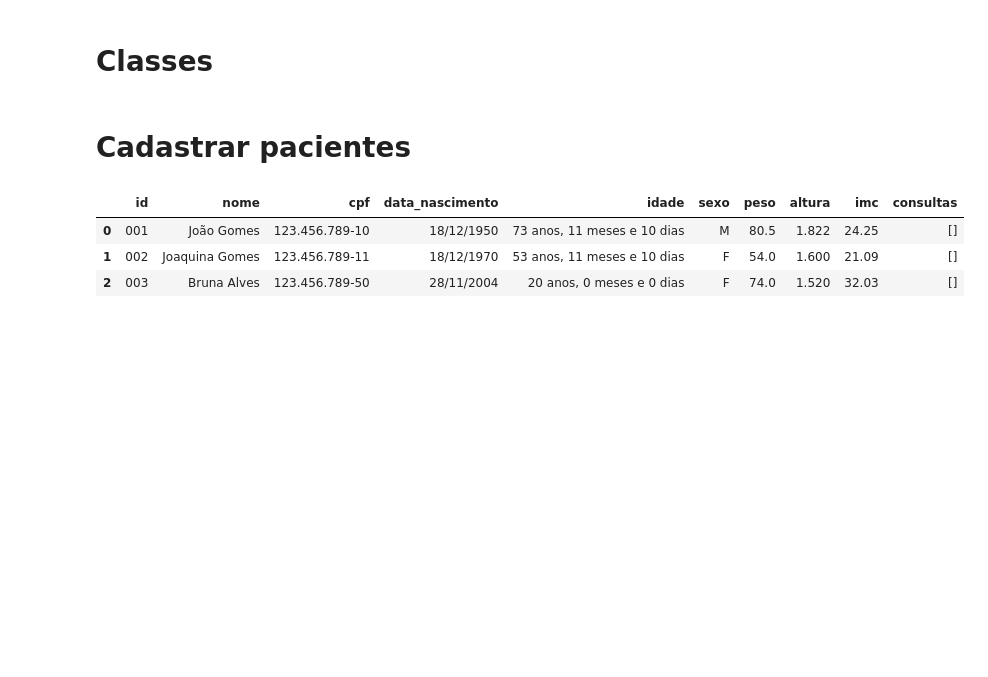
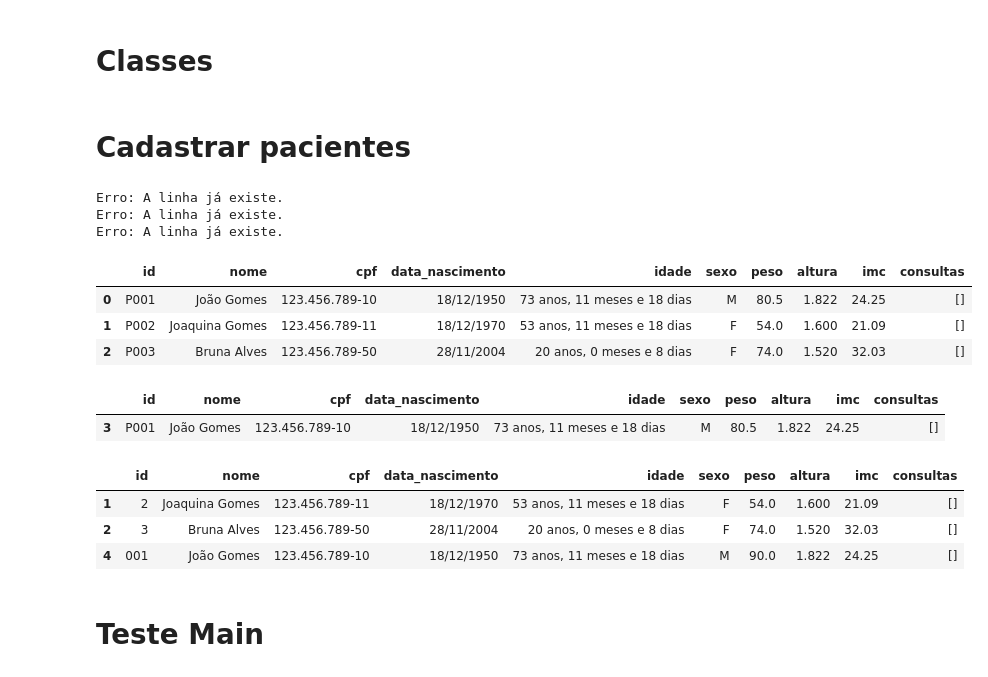
Before and after one commit to murilocapp/Projeto_CCAPB, a Jupyter notebook: teste.ipynb, the cells around one changed output. Cells and saved outputs as stored; diff of their text form; code cells hidden in the pictures; blank space fills up the shorter version.

```diff
--- a/teste.ipynb
+++ b/teste.ipynb
@@ -234,17 +580,38 @@ class BancoDados:
 # %% [markdown]
 # Cadastrar pacientes
 # %%
-paciente1 = Paciente('001',"João Gomes","123.456.789-10", "18/12/1950", "M", 80.5, 1.822)
-paciente2 = Paciente('002', "Joaquina Gomes", "123.456.789-11", "18/12/1970", "F", 54, 1.6)
-paciente3 = Paciente('003', "Bruna Alves", "123.456.789-50", "28/11/2004", "F", 74, 1.52)
+paciente1 = Paciente('P001',"João Gomes","123.456.789-10", "18/12/1950", "M", 80.5, 1.822)
+paciente2 = Paciente('P002', "Joaquina Gomes", "123.456.789-11", "18/12/1970", "F", 54, 1.6)
+paciente3 = Paciente('P003', "Bruna Alves", "123.456.789-50", "28/11/2004", "F", 74, 1.52)
 
 paciente_db = BancoDados('pacientes')
-paciente_db.adicionar_linha([paciente1(), paciente2()])
-paciente_db.adicionar_linha([paciente3()])
-
+paciente_db.adicionar_linhas([paciente1(), paciente2(), paciente3()])
 paciente_db()
 # %% [output]
+Erro: A linha já existe.
+Erro: A linha já existe.
+Erro: A linha já existe.
 |  | id | nome | cpf | data_nascimento | idade | sexo | peso | altura | imc | consultas |
-| 0 | 001 | João Gomes | 123.456.789-10 | 18/12/1950 | 73 anos, 11 meses e 10 dias | M | 80.5 | 1.822 | 24.25 | [] |
-| 1 | 002 | Joaquina Gomes | 123.456.789-11 | 18/12/1970 | 53 anos, 11 meses e 10 dias | F | 54.0 | 1.600 | 21.09 | [] |
-| 2 | 003 | Bruna Alves | 123.456.789-50 | 28/11/2004 | 20 anos, 0 meses e 0 dias | F | 74.0 | 1.520 | 32.03 | [] |
+| 0 | P001 | João Gomes | 123.456.789-10 | 18/12/1950 | 73 anos, 11 meses e 18 dias | M | 80.5 | 1.822 | 24.25 | [] |
+| 1 | P002 | Joaquina Gomes | 123.456.789-11 | 18/12/1970 | 53 anos, 11 meses e 18 dias | F | 54.0 | 1.600 | 21.09 | [] |
+| 2 | P003 | Bruna Alves | 123.456.789-50 | 28/11/2004 | 20 anos, 0 meses e 8 dias | F | 74.0 | 1.520 | 32.03 | [] |
+# %%
+paciente1.peso = 90
+coluna = 'nome'
+identificador = 'João Gomes'
+linha_antiga  = paciente_db().loc[paciente_db()[coluna] ==identificador]
+linha_antiga
+# %% [output]
+|  | id | nome | cpf | data_nascimento | idade | sexo | peso | altura | imc | consultas |
+| 3 | P001 | João Gomes | 123.456.789-10 | 18/12/1950 | 73 anos, 11 meses e 18 dias | M | 80.5 | 1.822 | 24.25 | [] |
+# %%
+paciente_db.adicionar_linha(paciente1())
+paciente_db().drop_duplicates(subset='nome', keep='last', inplace=True)
+paciente_db()
+# %% [output]
+|  | id | nome | cpf | data_nascimento | idade | sexo | peso | altura | imc | consultas |
+| 1 | 2 | Joaquina Gomes | 123.456.789-11 | 18/12/1970 | 53 anos, 11 meses e 18 dias | F | 54.0 | 1.600 | 21.09 | [] |
+| 2 | 3 | Bruna Alves | 123.456.789-50 | 28/11/2004 | 20 anos, 0 meses e 8 dias | F | 74.0 | 1.520 | 32.03 | [] |
+| 4 | 001 | João Gomes | 123.456.789-10 | 18/12/1950 | 73 anos, 11 meses e 18 dias | M | 90.0 | 1.822 | 24.25 | [] |
+# %% [markdown]
+# Teste Main
```
Also changed, not shown: parts of 3 cells of this notebook, 2 other files.
